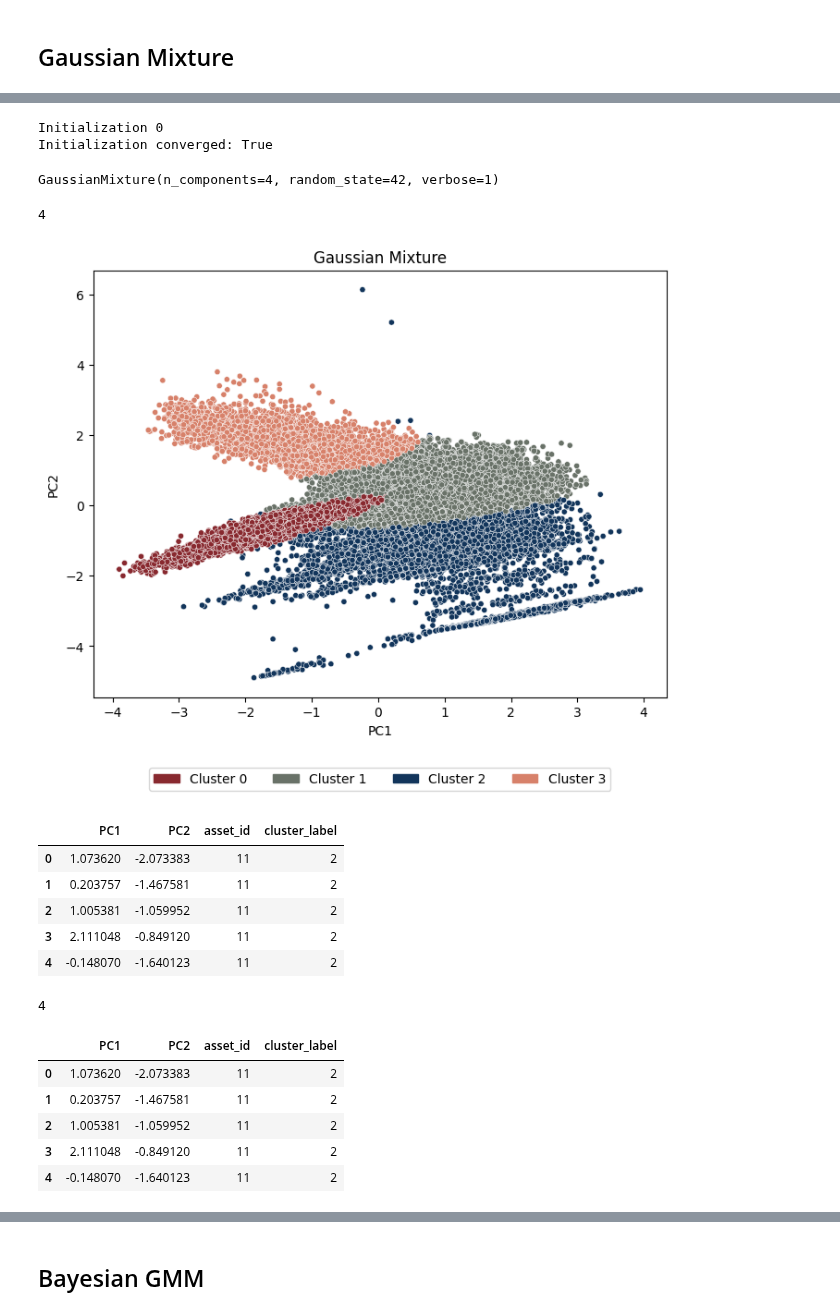
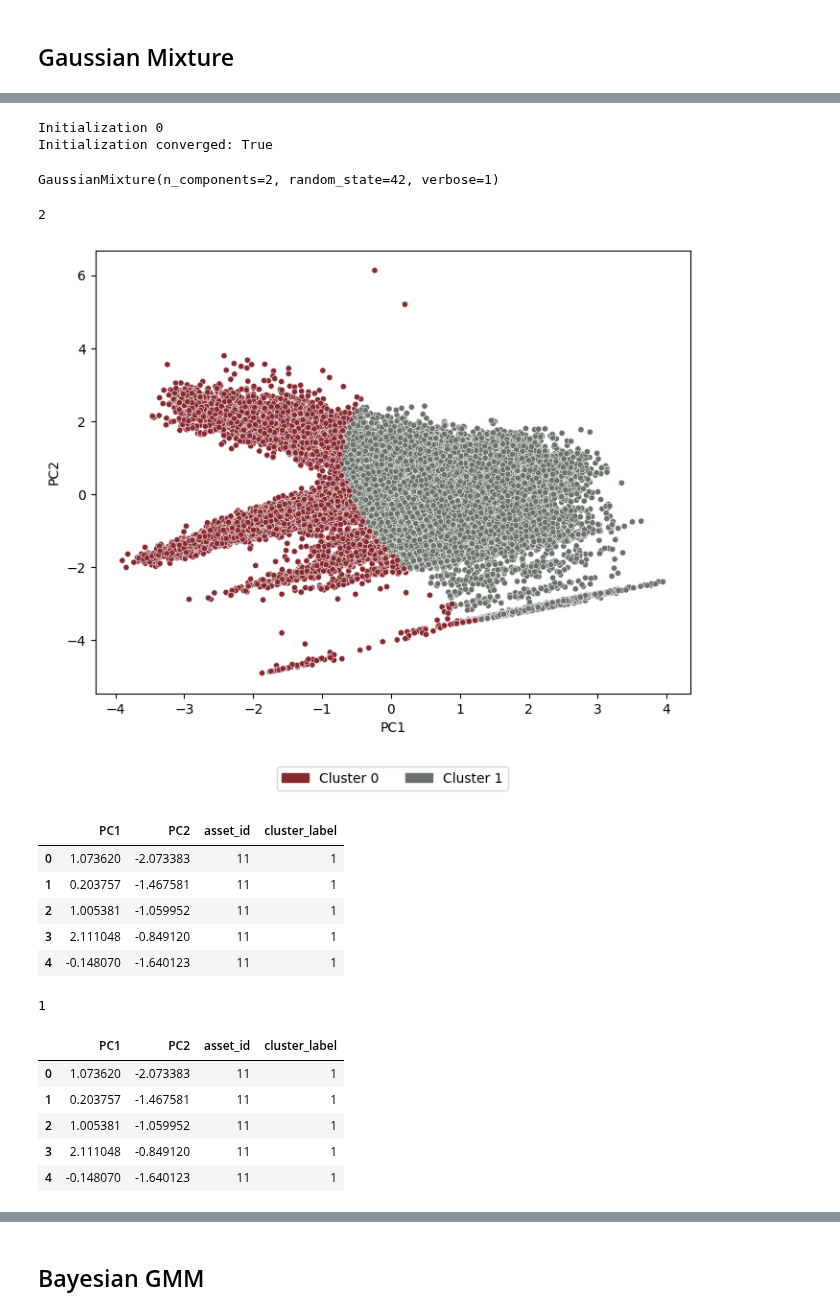
Before and after one commit to sarabreu/thesis_dev, a Jupyter notebook: 2_models/with_raw_data/solar/model_based.ipynb, the cells around one changed output, grey strips where cells are left out. Saved outputs shown, nothing was run; the diff lists cells and outputs as text; code cells hidden in the pictures.

```diff
--- a/2_models/with_raw_data/solar/model_based.ipynb
+++ b/2_models/with_raw_data/solar/model_based.ipynb
@@ -24,18 +24,3 @@ custom_cmap = LinearSegmentedColormap.from_list('custom_cmap', my_colors)
 # Model based clustering
 # %% [markdown]
 ## Gaussian Mixture
-# %%
-n_components_range = range(1, 12)
-bic_scores = []
-for n_components in n_components_range:
-    gmm = GaussianMixture(n_components=n_components, random_state=42)
-    gmm.fit(pca_df)
-    bic_scores.append(gmm.bic(pca_df))
-
-# Plot the BIC scores against the number of components
-plt.plot(n_components_range, bic_scores, marker='o', color = '#697268')
-plt.xlabel('Number of components')
-plt.ylabel('BIC score')
-plt.title('Elbow Method')
-plt.xticks(n_components_range)
-plt.show()
@@ -46,16 +27,15 @@ BIC (Bayesian Information Criterion) is given by the formula: BIC = -2 * loglike
 # %%
 n_components_range = range(2, 12)
 silhouette_scores = []
+highest_ss = 0
 for n_components in n_components_range:
     gmm = GaussianMixture(n_components=n_components, random_state=42)
     gmm.fit(pca_df)
     labels = gmm.predict(pca_df)
-    silhouette_scores.append(silhouette_score(pca_df, labels))
-
-plt.plot(n_components_range, silhouette_scores, marker='o', color = '#697268')
-plt.xlabel('Number of components')
-plt.ylabel('Silhouette score')
-plt.title('Elbow Method')
-plt.xticks(n_components_range)
-plt.show()
+    cluster_silhouette_score = silhouette_score(pca_df, labels)
+    if cluster_silhouette_score>highest_ss:
+        highest_ss = cluster_silhouette_score
+        best_cluster = n_components
+        print('Found a new best')
+print(f'number of clusters: {best_cluster} | ss = {highest_ss}')
 # %% [output]
@@ -65,10 +44,10 @@ plt.show()
 # %%
-gaussian_mix = GaussianMixture(n_components=4, random_state=42, verbose=1)
+gaussian_mix = GaussianMixture(n_components=2, random_state=42, verbose=1)
 gaussian_mix.fit(pca_df)
 # %% [output]
 Initialization 0
 Initialization converged: True
-GaussianMixture(n_components=4, random_state=42, verbose=1)
+GaussianMixture(n_components=2, random_state=42, verbose=1)
 # %%
 with open('results/model_based/gaussian_mix.pickle', 'wb') as f:
     pickle.dump(gaussian_mix, f)
@@ -80,7 +59,7 @@ labels = gaussian_mix.predict(pca_df)
 # %%
 len(np.unique(labels))
 # %% [output]
-4
+2
 # %%
 pca_df = pca_df.loc[:,:'PC2']
 # %%
@@ -91,19 +70,19 @@ pca_df.to_csv('results/model_based/csv_labels_cut_raw/gaussian_mix.csv', index =
 # %%
 n_clusters = len(pca_df['cluster_label'].unique())
 pallete = sns.color_palette(my_colors, n_clusters)
 
 # Plot the representative points on a scatter plot using PCA results
 plt.figure(figsize=(8, 6))
 sns.scatterplot(data=pca_df, x='PC1', y='PC2', hue='cluster_label', palette=pallete, s=20)
-plt.title('Gaussian Mixture')
+# plt.title('Gaussian Mixture')
 plt.xlabel('PC1')
 plt.ylabel('PC2')
 legend_handles = [mpatches.Circle((0, 0), radius=1, color=color) for color in my_colors]
 plt.legend(handles=legend_handles, labels=[f'Cluster {cluster_label}' for cluster_label in np.unique(labels)],
            loc='upper center', bbox_to_anchor=(0.5, -0.15), ncol=4)
 plt.show()
 # %% [output]
-[figure, old version]
+[figure, new version]
 # %%
 most_frequent_clusters = pca_df.groupby('asset_id')['cluster_label'].agg(lambda x: np.bincount(x).argmax())
 
@@ -115,15 +94,15 @@ pca_df = pd.merge(pca_df, most_frequent_clusters, on='asset_id', how='left')
 pca_df.head()
 # %% [output]
 |  | PC1 | PC2 | asset_id | cluster_label |
-| 0 | 1.073620 | -2.073383 | 11 | 2 |
-| 1 | 0.203757 | -1.467581 | 11 | 2 |
-| 2 | 1.005381 | -1.059952 | 11 | 2 |
-| 3 | 2.111048 | -0.849120 | 11 | 2 |
-| 4 | -0.148070 | -1.640123 | 11 | 2 |
+| 0 | 1.073620 | -2.073383 | 11 | 1 |
+| 1 | 0.203757 | -1.467581 | 11 | 1 |
+| 2 | 1.005381 | -1.059952 | 11 | 1 |
+| 3 | 2.111048 | -0.849120 | 11 | 1 |
+| 4 | -0.148070 | -1.640123 | 11 | 1 |
 # %%
 len(most_frequent_clusters.unique())
 # %% [output]
-4
+1
 # %%
 most_frequent_clusters = pca_df.groupby('asset_id')['cluster_label'].agg(lambda x: np.bincount(x).argmax())
 
@@ -135,11 +114,11 @@ pca_df = pd.merge(pca_df, most_frequent_clusters, on='asset_id', how='left')
 pca_df.head()
 # %% [output]
 |  | PC1 | PC2 | asset_id | cluster_label |
-| 0 | 1.073620 | -2.073383 | 11 | 2 |
-| 1 | 0.203757 | -1.467581 | 11 | 2 |
-| 2 | 1.005381 | -1.059952 | 11 | 2 |
-| 3 | 2.111048 | -0.849120 | 11 | 2 |
-| 4 | -0.148070 | -1.640123 | 11 | 2 |
+| 0 | 1.073620 | -2.073383 | 11 | 1 |
+| 1 | 0.203757 | -1.467581 | 11 | 1 |
+| 2 | 1.005381 | -1.059952 | 11 | 1 |
+| 3 | 2.111048 | -0.849120 | 11 | 1 |
+| 4 | -0.148070 | -1.640123 | 11 | 1 |
 # %%
 representative_points = pca_df.groupby(['asset_id']).first().reset_index()
 representative_points
```
Also changed, not shown: parts of 8 cells of this notebook, 2 other files.
